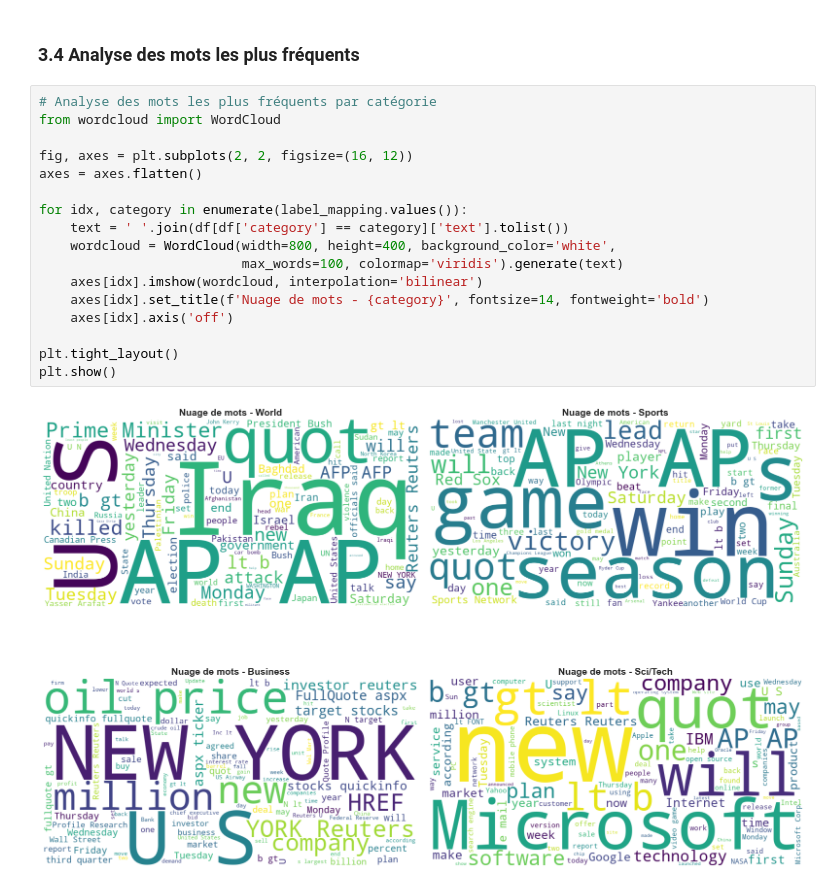
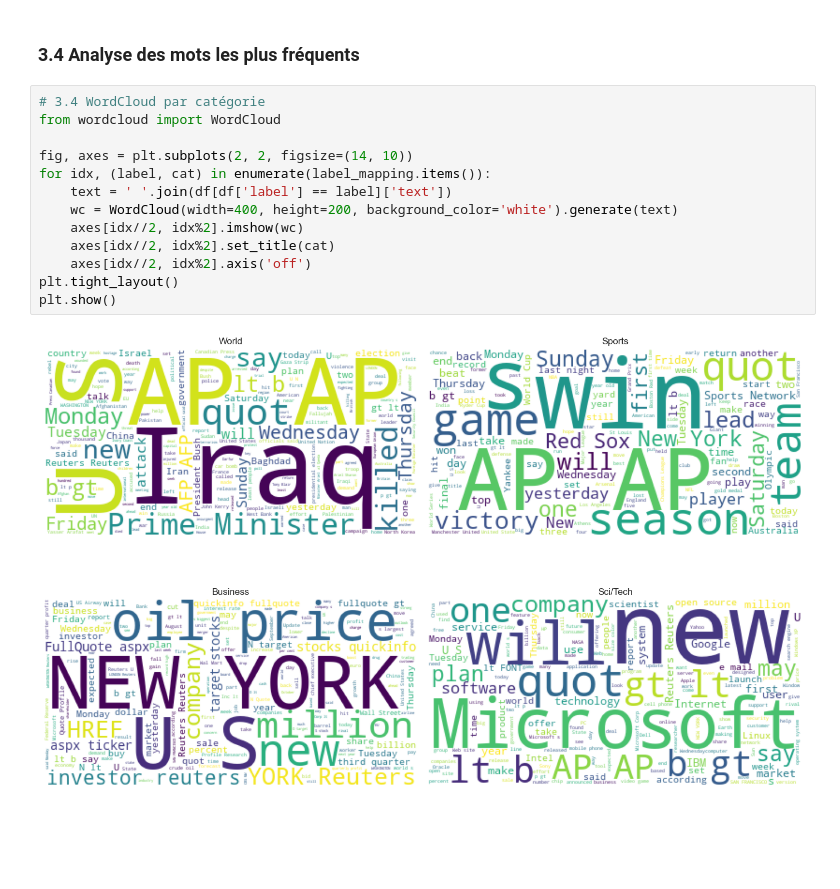
Before and after one commit to red-jen/News-Classifier, a Jupyter notebook: News-Classifier/notebooks/exploratory_analysis.ipynb, the cells around one changed output. Saved outputs shown, nothing was run; the diff lists cells and outputs as text; blank space fills up the shorter version.

```diff
--- a/News-Classifier/notebooks/exploratory_analysis.ipynb
+++ b/News-Classifier/notebooks/exploratory_analysis.ipynb
@@ -268,21 +123,17 @@ max      1012.000000     177.000000
 # %% [markdown]
 ### 3.4 Analyse des mots les plus fréquents
 # %%
-# Analyse des mots les plus fréquents par catégorie
+# 3.4 WordCloud par catégorie
 from wordcloud import WordCloud
 
-fig, axes = plt.subplots(2, 2, figsize=(16, 12))
-axes = axes.flatten()
-
-for idx, category in enumerate(label_mapping.values()):
-    text = ' '.join(df[df['category'] == category]['text'].tolist())
-    wordcloud = WordCloud(width=800, height=400, background_color='white',
-                          max_words=100, colormap='viridis').generate(text)
-    axes[idx].imshow(wordcloud, interpolation='bilinear')
-    axes[idx].set_title(f'Nuage de mots - {category}', fontsize=14, fontweight='bold')
-    axes[idx].axis('off')
-
+fig, axes = plt.subplots(2, 2, figsize=(14, 10))
+for idx, (label, cat) in enumerate(label_mapping.items()):
+    text = ' '.join(df[df['label'] == label]['text'])
+    wc = WordCloud(width=400, height=200, background_color='white').generate(text)
+    axes[idx//2, idx%2].imshow(wc)
+    axes[idx//2, idx%2].set_title(cat)
+    axes[idx//2, idx%2].axis('off')
 plt.tight_layout()
 plt.show()
 # %% [output]
-[figure, old version]
+[figure, new version]
```
Also changed, not shown: parts of 36 cells of this notebook, 39 other files.
